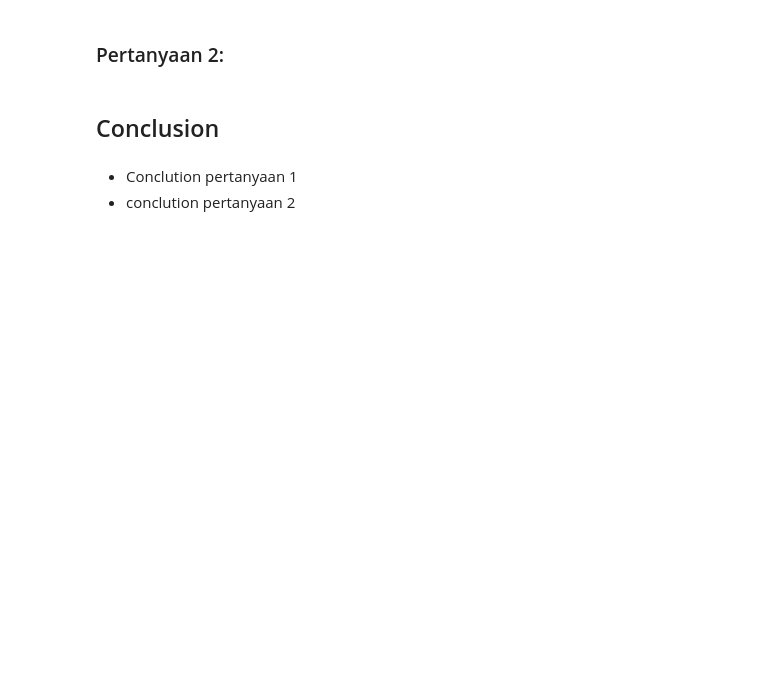
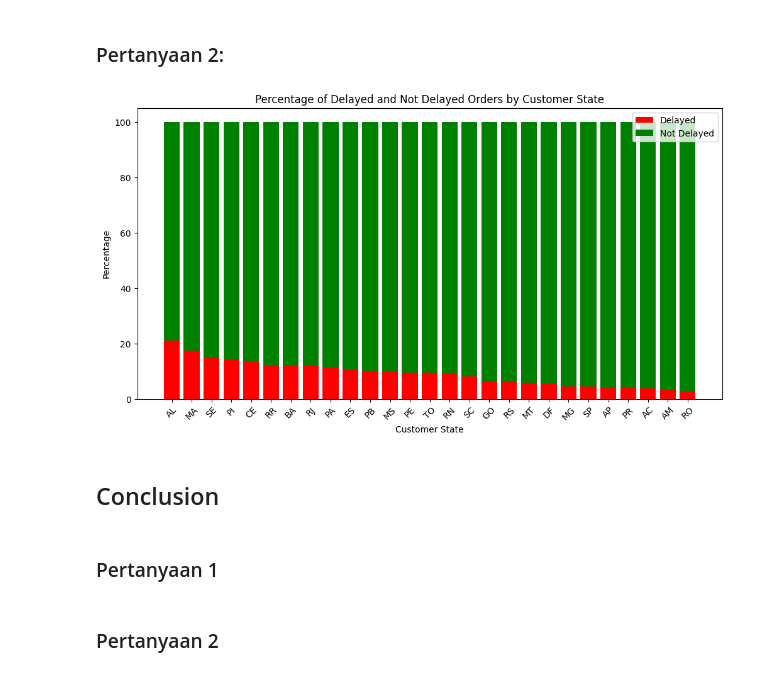
Before and after one commit to Theofilusarifin/learn_dicoding, a Jupyter notebook: Data Science/Analisis Data/proyek_analisis_data/submission/notebook.ipynb, the cells around one changed output. Saved outputs shown, nothing was run; the diff lists cells and outputs as text; code cells hidden in the pictures; blank space fills up the shorter version.

```diff
--- a/Data Science/Analisis Data/proyek_analisis_data/submission/notebook.ipynb
+++ b/Data Science/Analisis Data/proyek_analisis_data/submission/notebook.ipynb
@@ -204,7 +354,53 @@ memory usage: 17.7+ MB
 # %% [markdown]
 ### Pertanyaan 2:
+# %%
+# Hitung waktu keterlambatan
+all_df['delivery_deviation'] = (all_df['order_delivered_customer_date'] - all_df['order_estimated_delivery_date']).dt.days
+
+# Aturan untuk menentukan keterlambatan
+all_df['delayed'] = all_df['delivery_deviation'] > 0
+
+# Hitung total pengiriman yang ada pada masing-masing customer state
+total_orders_count = all_df.groupby('customer_state')['order_id'].count()
+
+# Hitung jumlah pengiriman yang terlambat
+delayed_orders_count = all_df.groupby('customer_state')['delayed'].sum()
+
+# Hitung persentase keterlambatan pengiriman
+delayed_percentage = (delayed_orders_count / total_orders_count) * 100
+
+# Urutkan berdasarkan keterlambatan yang paling tinggi
+delayed_percentage = delayed_percentage.sort_values(ascending=False)
+
+# Hitung persentase yang tidak terlambat
+not_delayed_percentage = 100 - delayed_percentage
+
+# Visualisasi
+plt.figure(figsize=(12, 6))
+
+plt.bar(delayed_percentage.index,
+        delayed_percentage,
+        color='red',
+        label='Delayed')
+
+plt.bar(not_delayed_percentage.index,
+        not_delayed_percentage,
+        bottom=delayed_percentage,
+        color='green',
+        label='Not Delayed')
+
+plt.title('Percentage of Delayed and Not Delayed Orders by Customer State')
+plt.xlabel('Customer State')
+plt.ylabel('Percentage')
+
+plt.xticks(rotation=45)
+plt.legend()
+plt.show()
+# %% [output]
+[figure, added]
 # %% [markdown]
 ## Conclusion
-# %% [markdown]
-- Conclution pertanyaan 1
-- conclution pertanyaan 2
+# %% [markdown]
+### Pertanyaan 1
+# %% [markdown]
+### Pertanyaan 2
```
Also changed, not shown: parts of 89 cells of this notebook.
